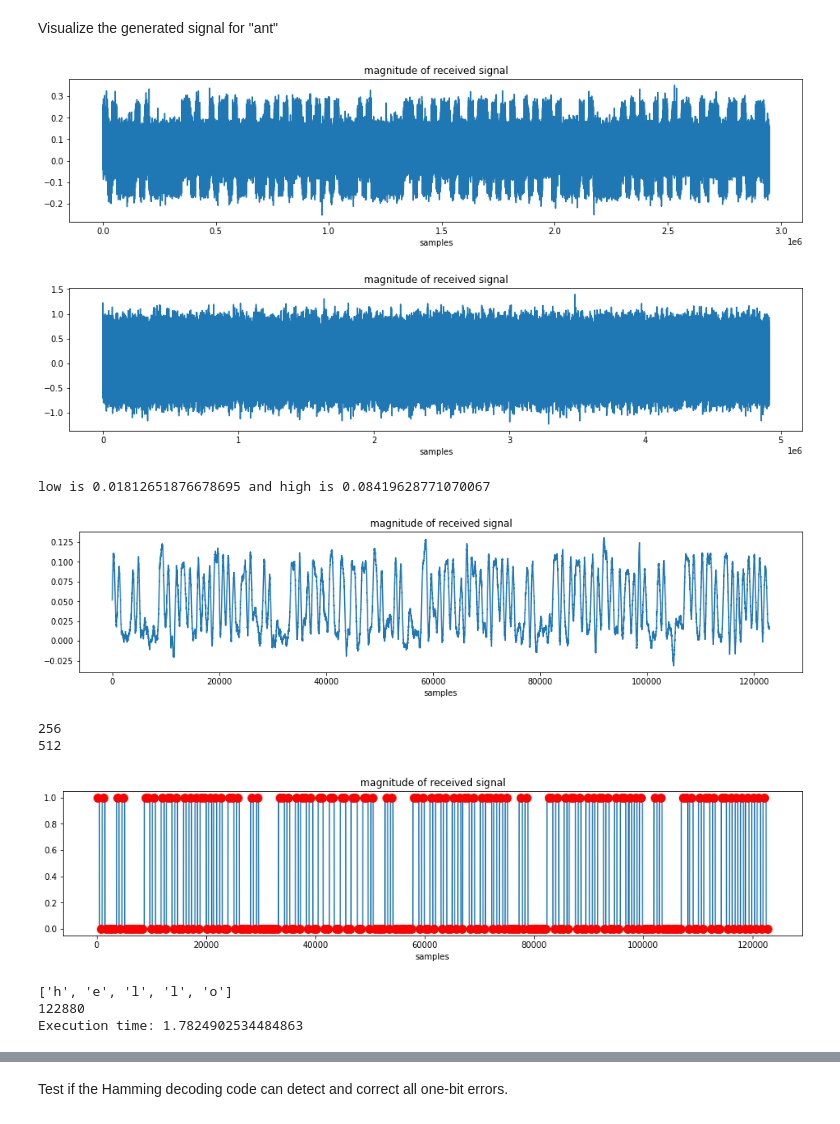
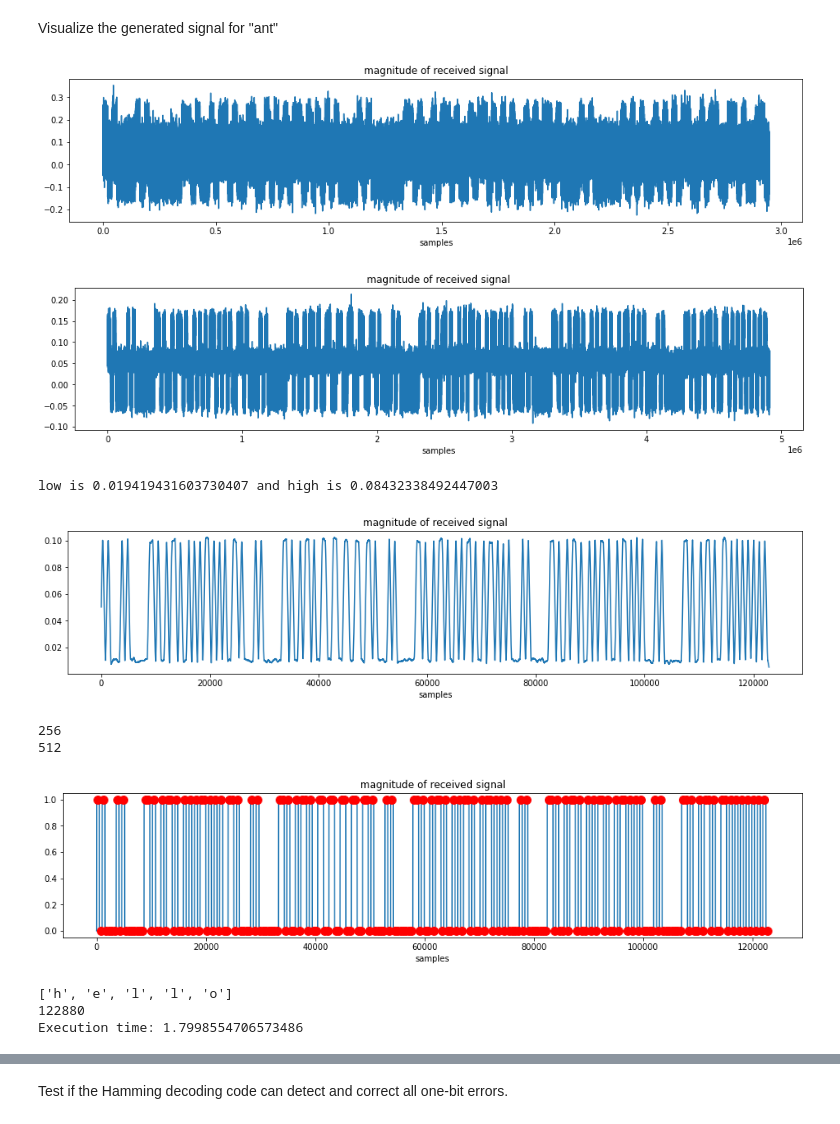
Before and after one commit to itsjameszhao/digital-systems-labs, a Jupyter notebook: Final_Project/Radio_Receiver/Receiver Prototyping.ipynb, the cells around one changed output, grey strips where cells are left out. Drawn from its saved outputs; the diff is of its cells as text; code cells hidden in the pictures.

```diff
--- a/Final_Project/Radio_Receiver/Receiver Prototyping.ipynb
+++ b/Final_Project/Radio_Receiver/Receiver Prototyping.ipynb
@@ -63,7 +63,7 @@ search terms:
 # The receiver's sampling rate in GHz
 FS = 2048000 # 2.048 GHz
 # The frequency (in Hz) that we would like to downsample to
-DOWNSAMPLE_FS = 100 * 512
+DOWNSAMPLE_FS = 100 * 2048
 # The time it takes to transmit one bit according to our protocol, in milliseconds
 TIME_ONE_BIT_MS = 20
 # The bitrate per second
@@ -84,6 +84,7 @@ PACKET_LENGTH_SAMPLES = PACKET_LENGTH_BITS * 2 * PULSE_NUM_SAMPLES
 PREAMBLE_THRESHOLD = 0.92
 # The preamble sequence used to identify the header
 preamble = [1, 0, 1, 0, 0, 0, 0, 1, 0, 1, 0, 0, 0, 0, 0, 0]
+PACKET_LENGTH_PULSES = 32
 PREAMBLE_SEQUENCE = []
 for element in preamble:
     for _ in range(PULSE_NUM_SAMPLES):
@@ -476,43 +478,43 @@ Visualize the generated signal for "ant"
 # %%
 plot_data(generate_synthetic_signal("ant", 0.1, 0.01, 0.05))
 # %% [output]
-[figure, old version]
+[figure, new version]
 # %%
 def test_synthetic_complete_decode_multiple_character():
     word = 'hello'
-    data = generate_synthetic_signal(word, 0.1, 0.01, 0.25) # EXTREMELY NOISY SIGNAL
+    data = generate_synthetic_signal(word, 0.1, 0.01, 0.02) # EXTREMELY NOISY SIGNAL
     plot_data(data)
     data = downsample(data, FS, DOWNSAMPLE_FS)
     # Create the Gaussian kernel.
     smoothed_data = smoothing_filter(data)
     low, high = find_amplitude_cutoff(smoothed_data)
     print(f"low is {low} and high is {high}")
     data = digitize_samples(smoothed_data, (low + high) / 2)
     plot_data(smoothed_data)
     phase, period = PULSE_NUM_SAMPLES // 2, PULSE_NUM_SAMPLES
     print(phase)
     print(period)
     plot_data(data, [phase + k * period for k in range(len(word) * 48)])
     chars, i = extract_chars_from_data(data, 0)
     print(chars)
     print(i)
     assert chars == list(word)
 
 start_time = time.time()
 test_synthetic_complete_decode_multiple_character()
 end_time = time.time()
 
 print("Execution time:", end_time - start_time)
 # %% [output]
-[figure, old version]
+[figure, new version]
-low is 0.01812651876678695 and high is 0.08419628771070067
+low is 0.019419431603730407 and high is 0.08432338492447003
-[figure, old version]
+[figure, new version]
 256
 512
-[figure, old version]
+[figure, new version]
 ['h', 'e', 'l', 'l', 'o']
 122880
-Execution time: 1.7824902534484863
+Execution time: 1.7998554706573486
 # %%
 def test_synthetic_complete_decode_sentence():
     sentence = 'the quick brown fox jumps over the lazy dog'
```
Also changed, not shown: parts of 12 cells of this notebook.
